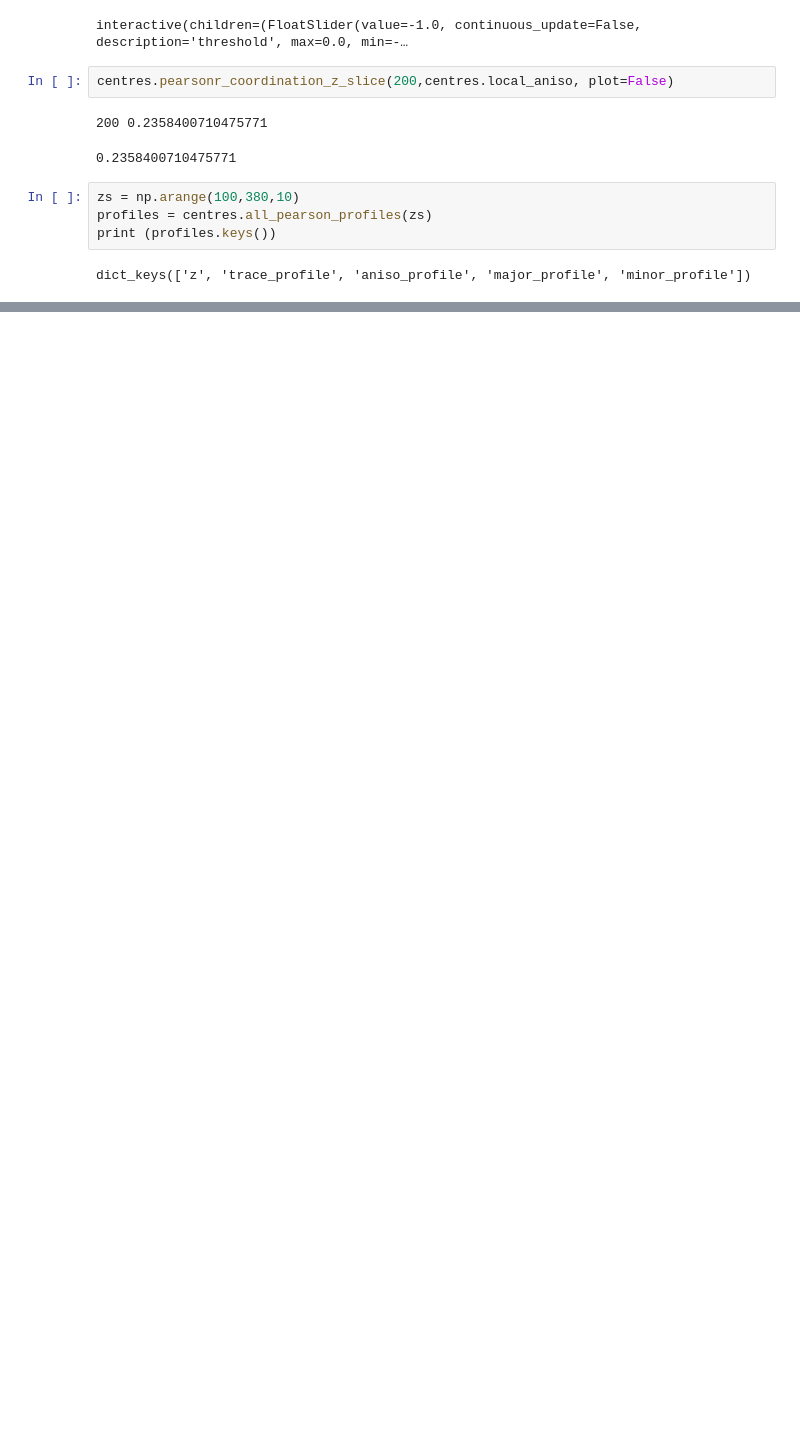
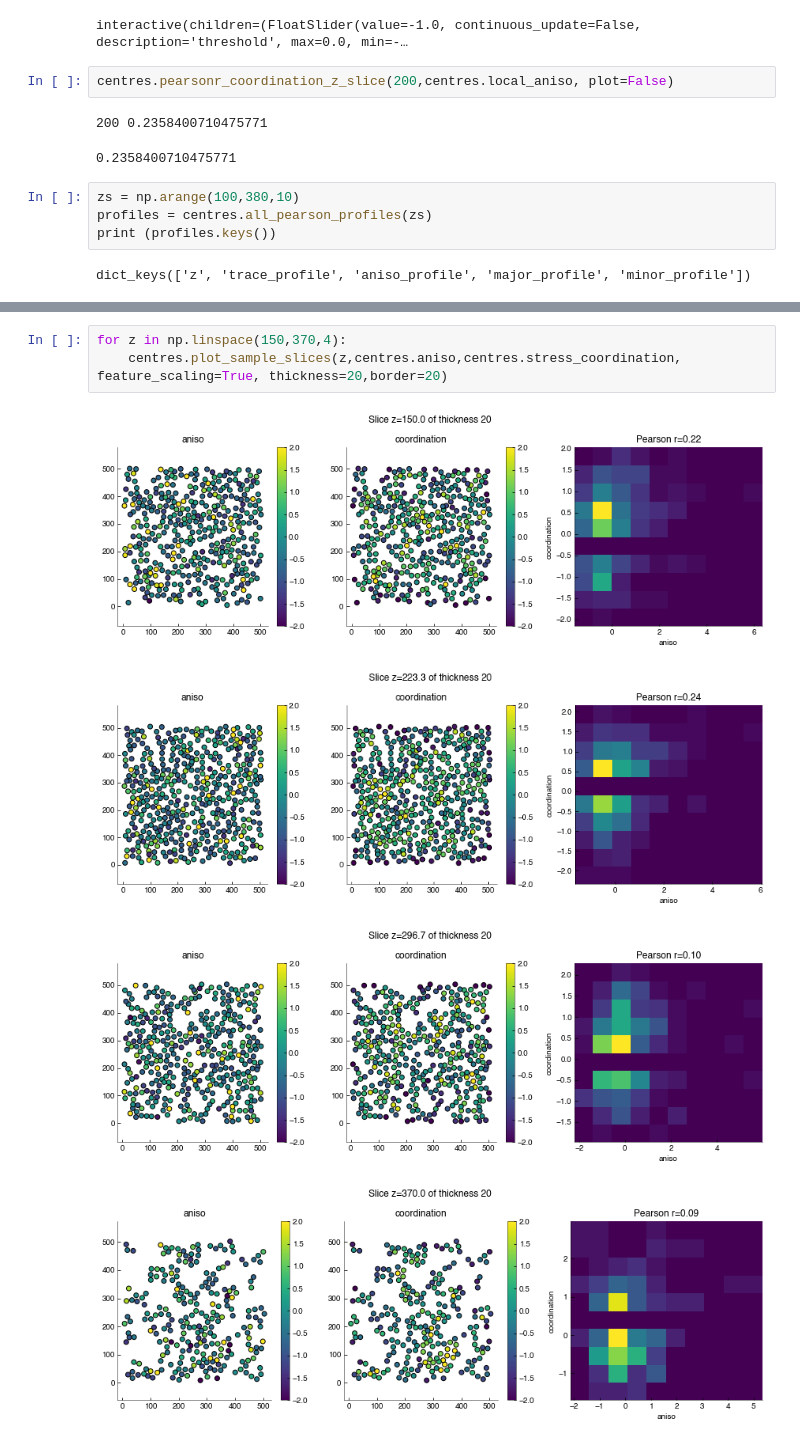
Before and after one commit to FTurci/canard-enchaine, a Jupyter notebook: Analysis.ipynb, the cells around one changed output, grey strips where cells are left out. Cells and saved outputs as stored; diff of their text form; blank space fills up the shorter version.

```diff
--- a/Analysis.ipynb
+++ b/Analysis.ipynb
@@ -295,0 +186,8 @@ for z in [120,200,280,360]:
+# %%
+for z in np.linspace(150,370,4):
+    centres.plot_sample_slices(z,centres.aniso,centres.stress_coordination, feature_scaling=True, thickness=20,border=20)
+# %% [output]
+[figure, added]
+[figure, added]
+[figure, added]
+[figure, added]
```
Also changed, not shown: parts of 38 cells of this notebook, 2 other files.
